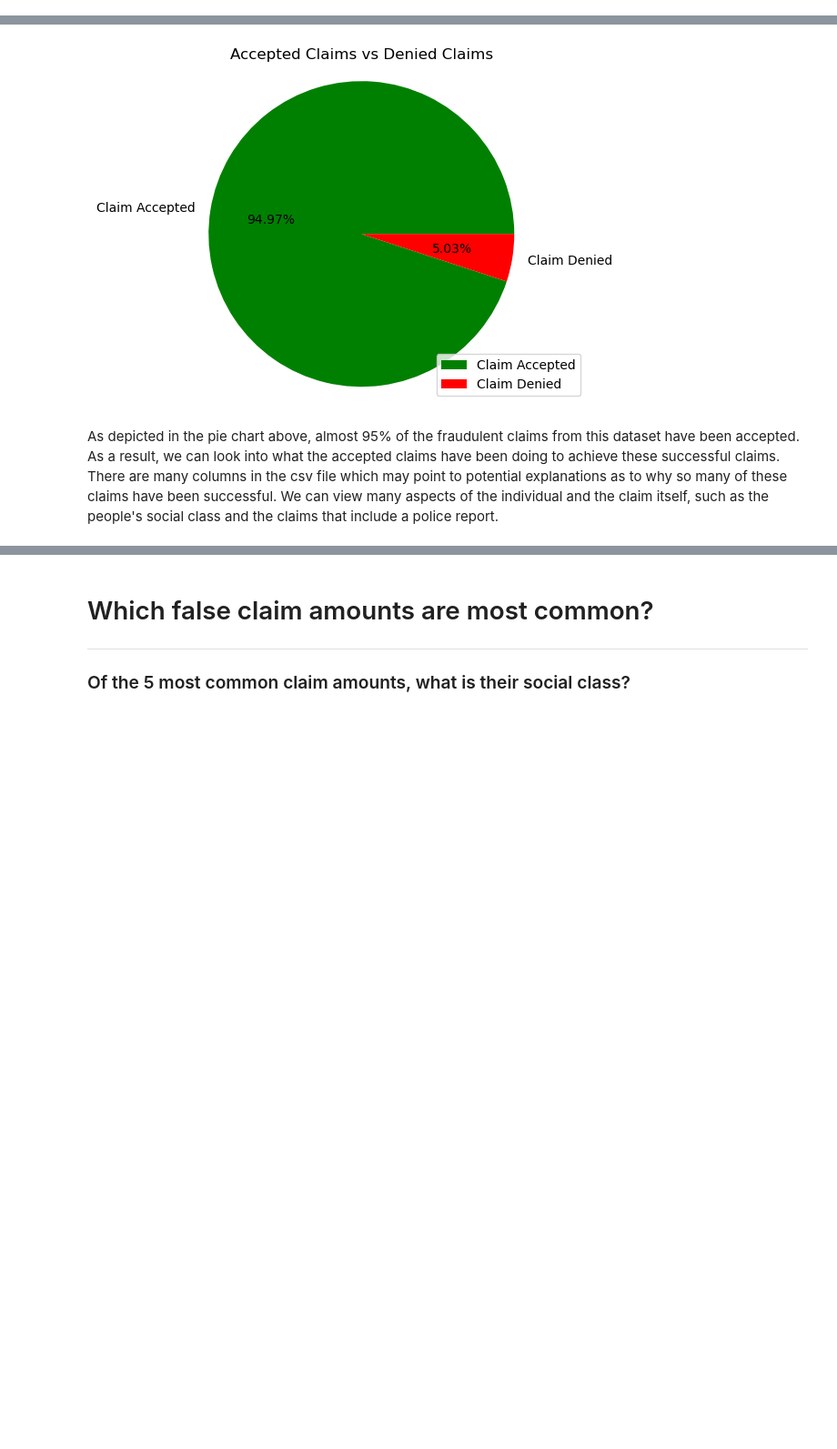
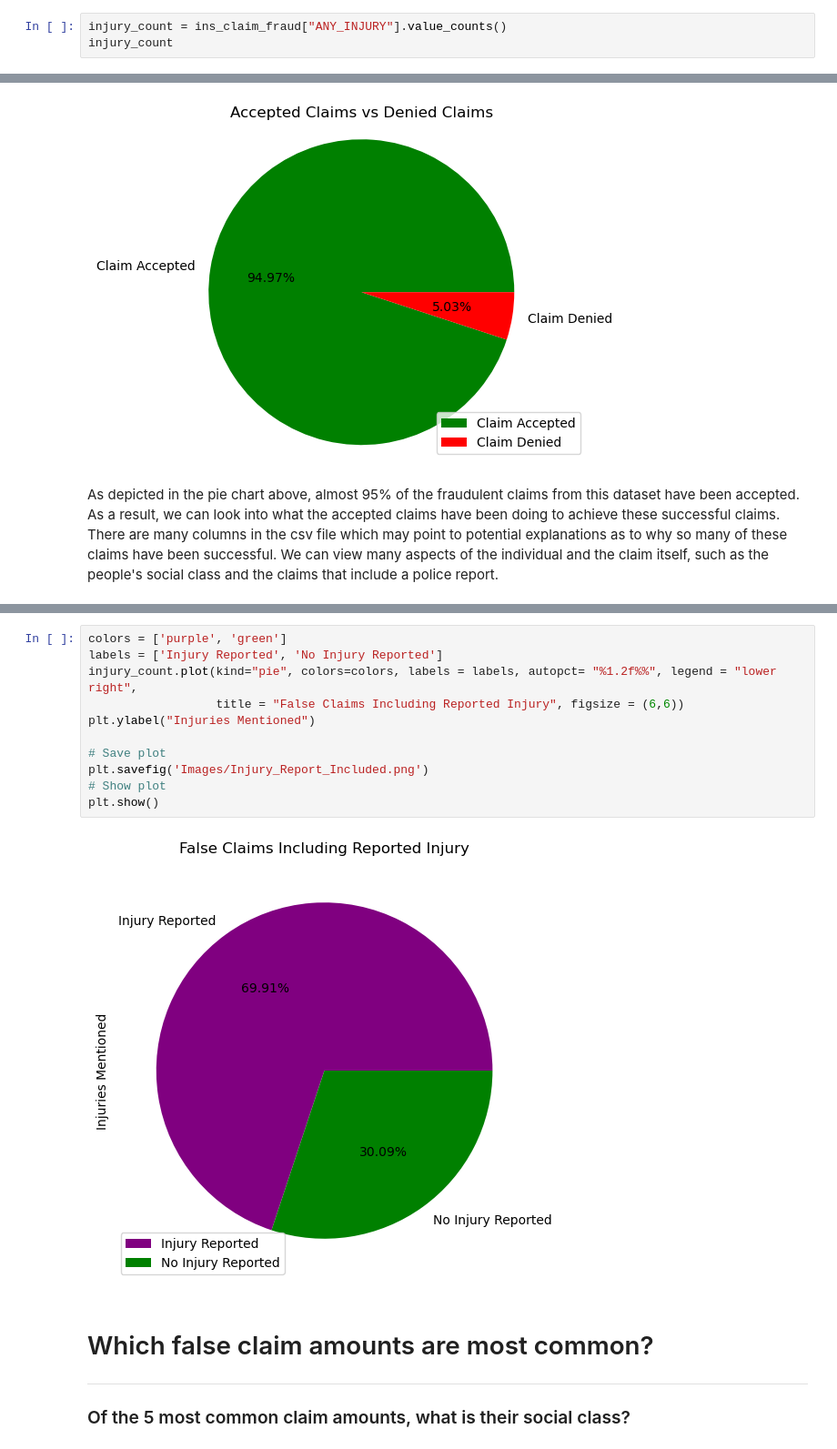
Before and after one commit to JustinS25/Insurance-Claim-Detection, a Jupyter notebook: Code/insurance_claim_valuecounts.ipynb, the cells around one changed output, grey strips where cells are left out. Shown at 91% size. Cells and saved outputs as stored; diff of their text form; blank space fills up the shorter version.

```diff
--- a/Code/insurance_claim_valuecounts.ipynb
+++ b/Code/insurance_claim_valuecounts.ipynb
@@ -34,0 +43,3 @@ Name: count, dtype: int64
+# %%
+injury_count = ins_claim_fraud["ANY_INJURY"].value_counts()
+injury_count
@@ -127,3 +123,16 @@ When creating a pie chart to see how many of the accepted false claims included
+# %%
+colors = ['purple', 'green']
+labels = ['Injury Reported', 'No Injury Reported']
+injury_count.plot(kind="pie", colors=colors, labels = labels, autopct= "%1.2f%%", legend = "lower right",
+                  title = "False Claims Including Reported Injury", figsize = (6,6))
+plt.ylabel("Injuries Mentioned")
+
+# Save plot
+plt.savefig('Images/Injury_Report_Included.png')
+# Show plot
+plt.show()
+# %% [output]
+[figure, added]
 # %% [markdown]
 # Which false claim amounts are most common?
 ----
```
Also changed, not shown: parts of 8 cells of this notebook, 4 other files.
